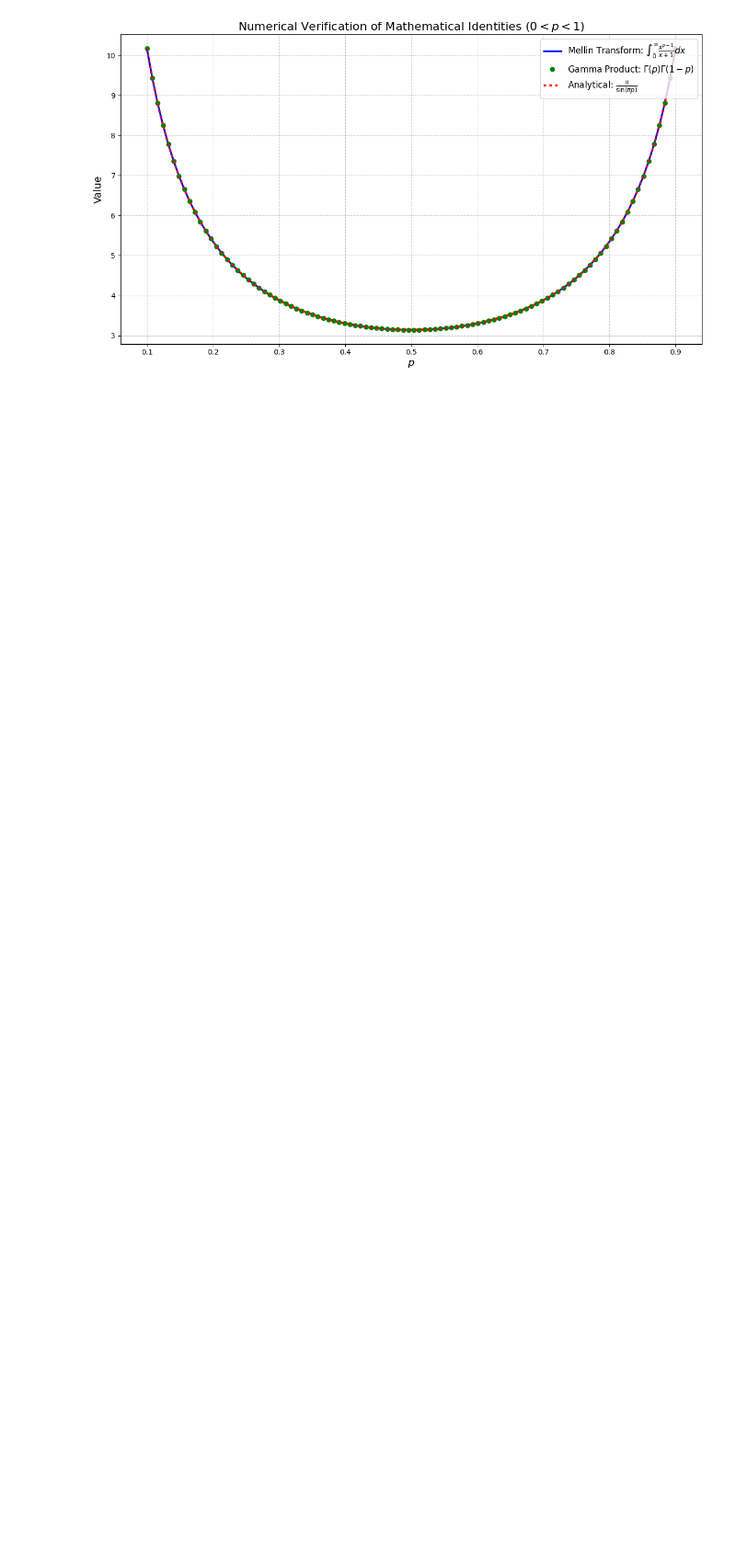
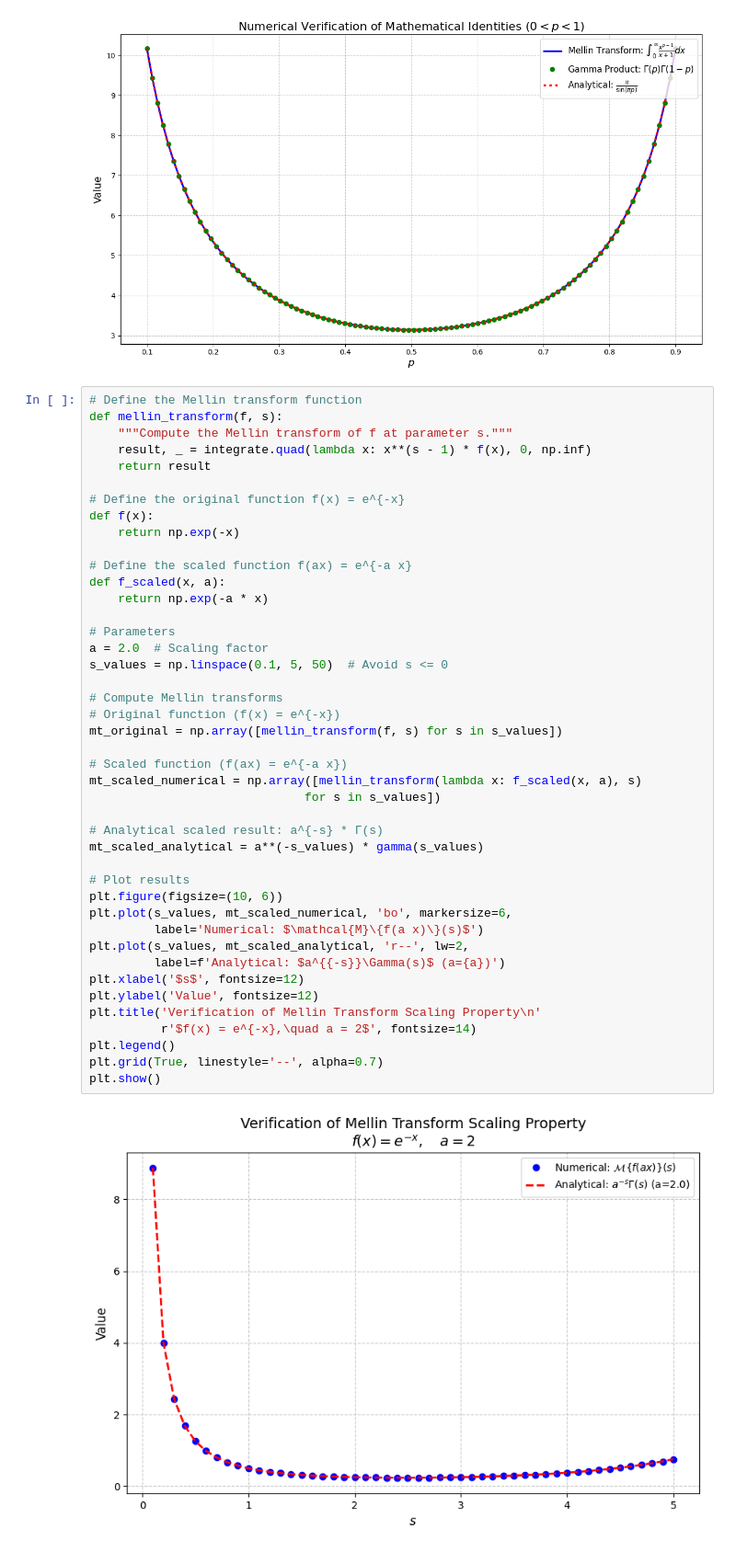
Before and after one commit to MohammadMahdiElyasi/Mellin-transform, a Jupyter notebook: Mellin.ipynb, the cells around one changed output. Shown at 92% size. Drawn from its saved outputs; the diff is of its cells as text; blank space fills up the shorter version.

Commit message:
Show scaling property

```diff
--- a/Mellin.ipynb
+++ b/Mellin.ipynb
@@ -94,3 +92,48 @@ plt.tight_layout()
 plt.show()
 # %% [output]
 [figure]
+# %%
+# Define the Mellin transform function
+def mellin_transform(f, s):
+    """Compute the Mellin transform of f at parameter s."""
+    result, _ = integrate.quad(lambda x: x**(s - 1) * f(x), 0, np.inf)
+    return result
+
+# Define the original function f(x) = e^{-x}
+def f(x):
+    return np.exp(-x)
+
+# Define the scaled function f(ax) = e^{-a x}
+def f_scaled(x, a):
+    return np.exp(-a * x)
+
+# Parameters
+a = 2.0  # Scaling factor
+s_values = np.linspace(0.1, 5, 50)  # Avoid s <= 0
+
+# Compute Mellin transforms
+# Original function (f(x) = e^{-x})
+mt_original = np.array([mellin_transform(f, s) for s in s_values])
+
+# Scaled function (f(ax) = e^{-a x})
+mt_scaled_numerical = np.array([mellin_transform(lambda x: f_scaled(x, a), s)
+                              for s in s_values])
+
+# Analytical scaled result: a^{-s} * Γ(s)
+mt_scaled_analytical = a**(-s_values) * gamma(s_values)
+
+# Plot results
+plt.figure(figsize=(10, 6))
+plt.plot(s_values, mt_scaled_numerical, 'bo', markersize=6,
+         label='Numerical: $\mathcal{M}\{f(a x)\}(s)$')
+plt.plot(s_values, mt_scaled_analytical, 'r--', lw=2,
+         label=f'Analytical: $a^{{-s}}\Gamma(s)$ (a={a})')
+plt.xlabel('$s$', fontsize=12)
+plt.ylabel('Value', fontsize=12)
+plt.title('Verification of Mellin Transform Scaling Property\n'
+          r'$f(x) = e^{-x},\quad a = 2$', fontsize=14)
+plt.legend()
+plt.grid(True, linestyle='--', alpha=0.7)
+plt.show()
+# %% [output]
+[figure, added]
```
Also changed, not shown: parts of 1 cell of this notebook.
